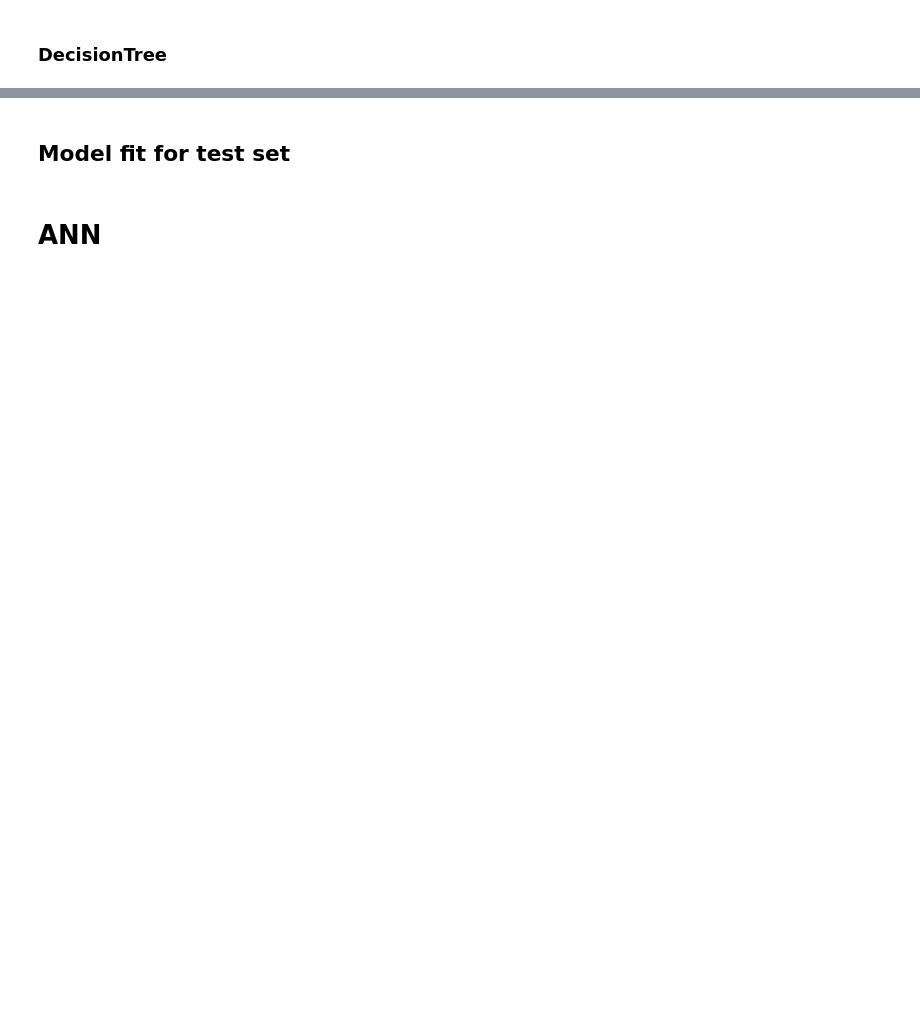
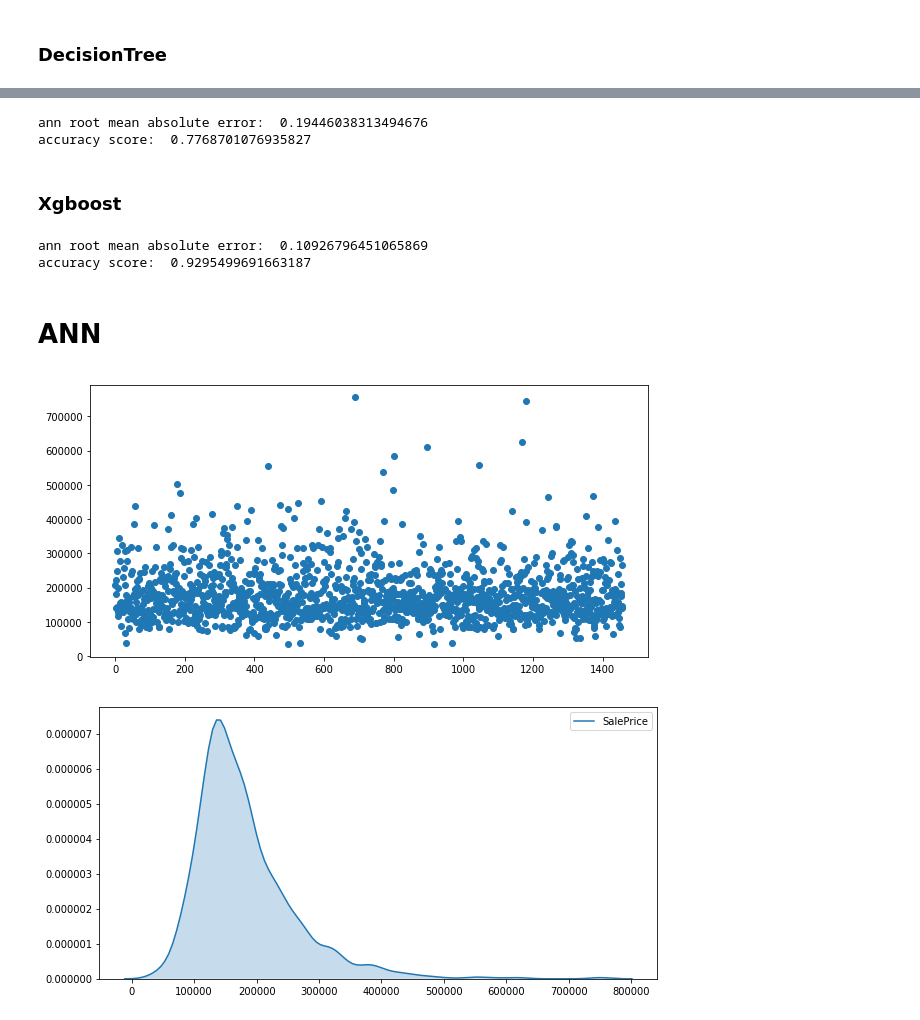
Before and after one commit to navidRashik/House-Prices-Advanced-Regression-Techniques, a Jupyter notebook: house_price.ipynb, the cells around one changed output, grey strips where cells are left out. Saved outputs shown, nothing was run; the diff lists cells and outputs as text; code cells hidden in the pictures; blank space fills up the shorter version.

```diff
--- a/house_price.ipynb
+++ b/house_price.ipynb
@@ -757,4 +751,41 @@ accuracy score:  0.9322736091885926
-# %% [markdown]
-## Model fit for test set
+# %%
+from sklearn.tree import DecisionTreeRegressor
+my_model = DecisionTreeRegressor()
+
+my_model.fit(X_train, y_train)
+prediction = my_model.predict(X_test)
+
+print('ann root mean absolute error: ',rmse(y_test, prediction))
+print('accuracy score: ',  r2_score(np.array(y_test),prediction) )
+# %% [output]
+ann root mean absolute error:  0.19446038313494676
+accuracy score:  0.7768701076935827
+# %% [markdown]
+### Xgboost
+# %%
+from xgboost import XGBRegressor
+my_model = XGBRegressor(n_estimators=500, learning_rate=0.05)
+
+
+my_model.fit(X_train, y_train)
+prediction = my_model.predict(X_test)
+
+print('ann root mean absolute error: ',rmse(y_test, prediction))
+print('accuracy score: ',  r2_score(np.array(y_test),prediction) )
+# %% [output]
+ann root mean absolute error:  0.10926796451065869
+accuracy score:  0.9295499691663187
 # %% [markdown]
 # ANN
+# %%
+import seaborn as sns
+import matplotlib.pyplot as plt
+plt.figure(figsize=[10,5])
+plt.scatter(range(len(train)),list(train.SalePrice.values))
+plt.show()
+plt.figure(figsize=[10,5])
+sns.kdeplot(train.SalePrice, shade= True)
+plt.show()
+# %% [output]
+[figure, added]
+[figure, added]
```
Also changed, not shown: parts of 73 cells of this notebook.
